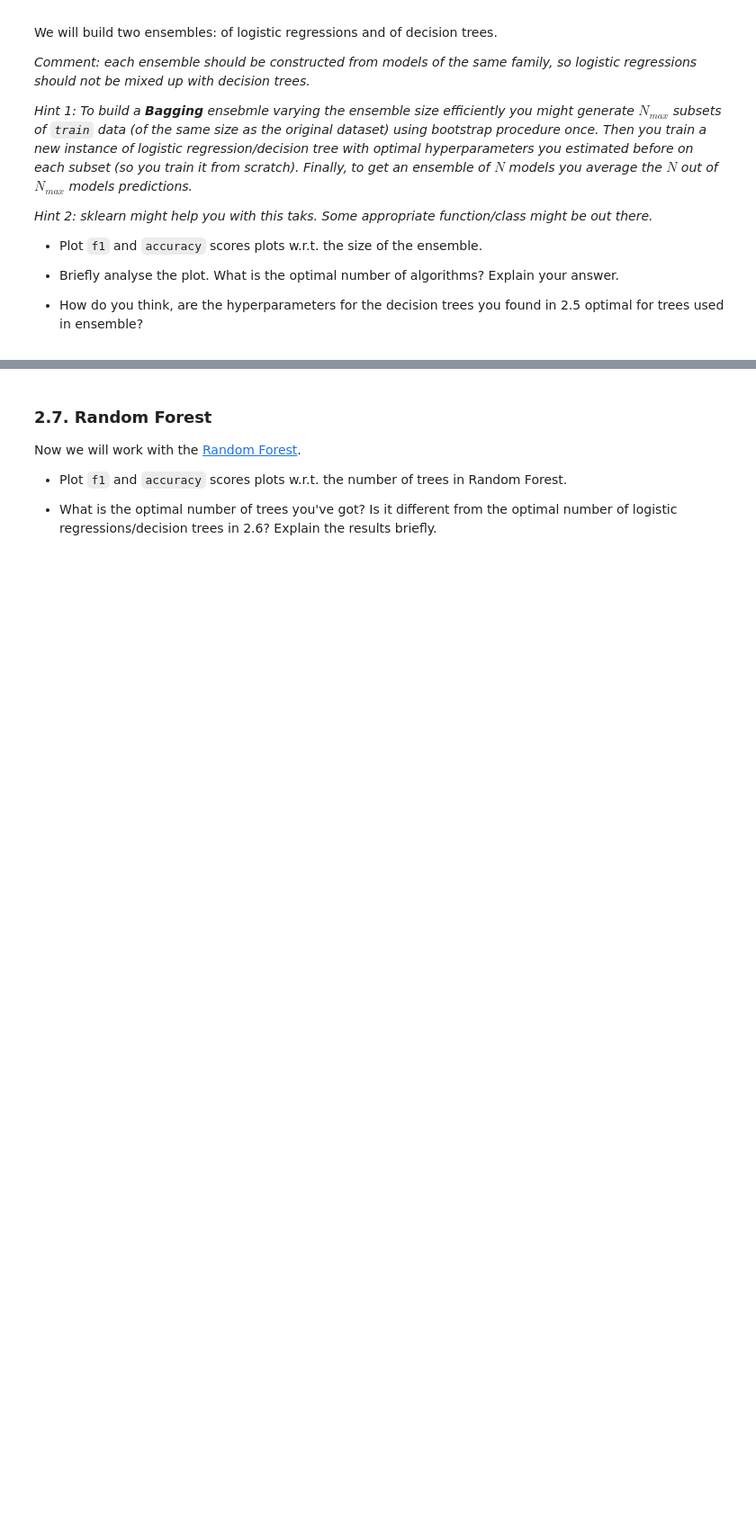
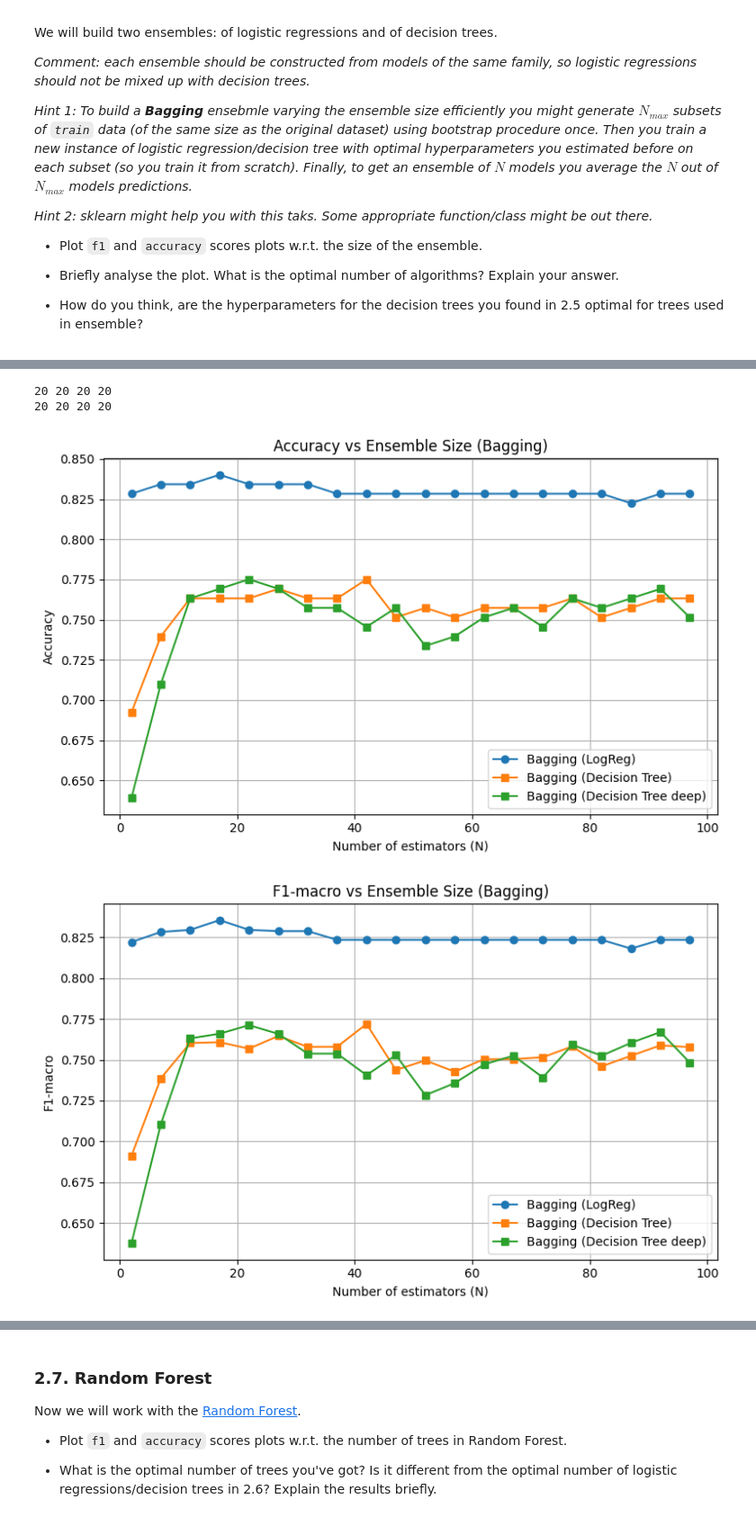
Before and after one commit to oncominglane/machine_learning_mipt_course, a Jupyter notebook: hw2 - lab1/lab01_ml_pipeline.ipynb, the cells around one changed output, grey strips where cells are left out. Shown at 90% size. Drawn from its saved outputs; the diff is of its cells as text; code cells hidden in the pictures; blank space fills up the shorter version.

```diff
--- a/hw2 - lab1/lab01_ml_pipeline.ipynb
+++ b/hw2 - lab1/lab01_ml_pipeline.ipynb
@@ -276,7 +275,8 @@ grid = GridSearchCV(
 # grid will train the required number of copies of the MyLogReg model by itself
 grid.fit(X_train_scaled, y_train)
 
-print(grid.best_params_)
+best_logreg_C = grid.best_params_['C']
+print(f"best_logreg_C={best_logreg_C}")
 
 print(grid.best_score_) # the best mean cross-validated score
 
@@ -682,0 +804,34 @@ We will build two ensembles: of logistic regressions and of decision trees.
+# %%
+print(len(n_list), len(acc_logreg_static), len(acc_tree_static), len(acc_tree_free_static))
+print(len(n_list), len(f1_logreg_static), len(f1_tree_static), len(f1_tree_free_static))
+
+# accuracy plot
+plt.figure(figsize=(8, 5))
+plt.plot(n_list, acc_logreg_static, marker='o', label='Bagging (LogReg)')
+plt.plot(n_list, acc_tree_static, marker='s', label='Bagging (Decision Tree)')
+plt.plot(n_list, acc_tree_free_static, marker='s', label='Bagging (Decision Tree deep)')
+plt.xlabel('Number of estimators (N)')
+plt.ylabel('Accuracy')
+plt.title('Accuracy vs Ensemble Size (Bagging)')
+plt.grid(True)
+plt.legend()
+plt.tight_layout()
+plt.show()
+
+# F1-macro plot
+plt.figure(figsize=(8, 5))
+plt.plot(n_list, f1_logreg_static, marker='o', label='Bagging (LogReg)')
+plt.plot(n_list, f1_tree_static, marker='s', label='Bagging (Decision Tree)')
+plt.plot(n_list, f1_tree_free_static, marker='s', label='Bagging (Decision Tree deep)')
+plt.xlabel('Number of estimators (N)')
+plt.ylabel('F1-macro')
+plt.title('F1-macro vs Ensemble Size (Bagging)')
+plt.grid(True)
+plt.legend()
+plt.tight_layout()
+plt.show()
+# %% [output]
+20 20 20 20
+20 20 20 20
+[figure, added]
+[figure, added]
```
Also changed, not shown: parts of 28 cells of this notebook.
